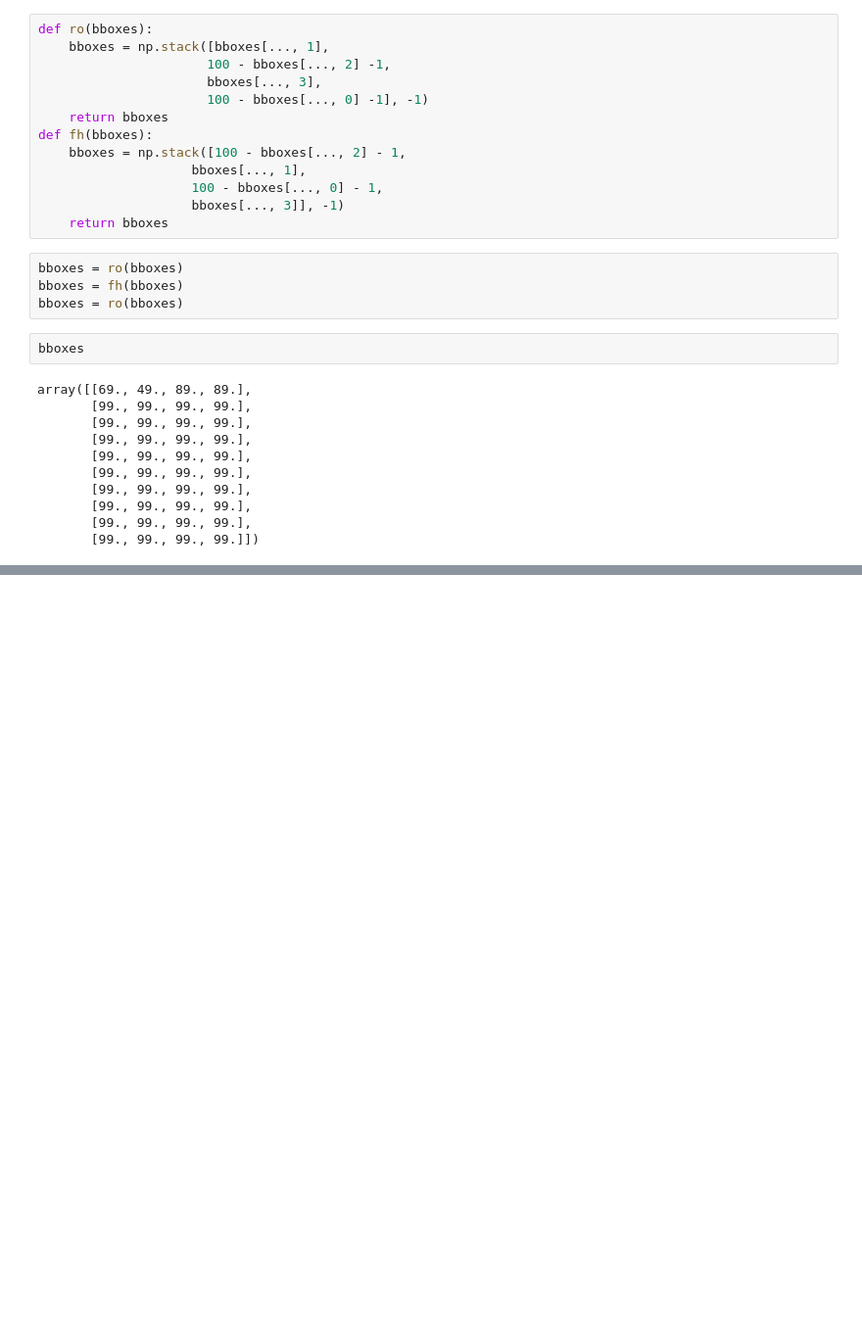
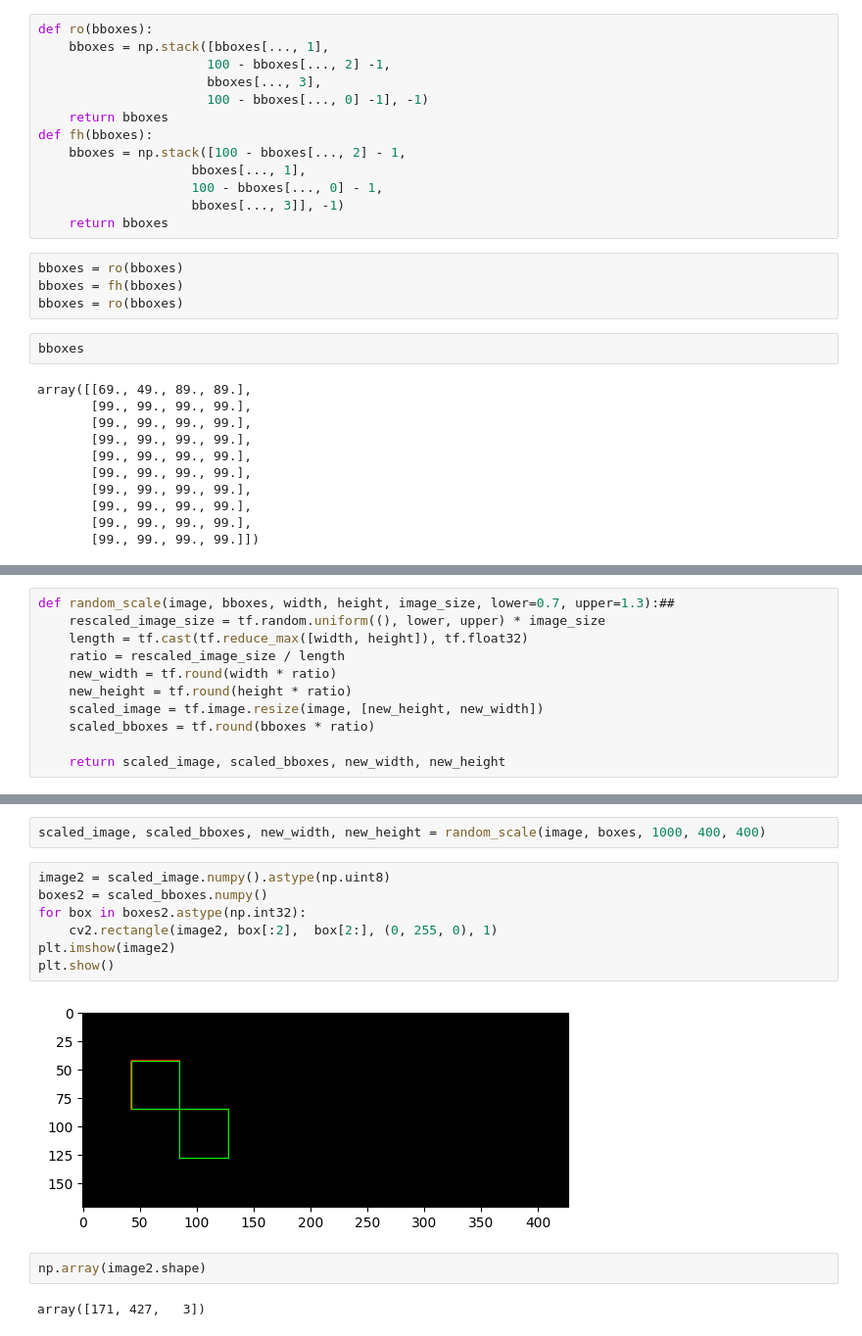
Before and after one commit to kongbuhaja/YOLO_v4, a Jupyter notebook: test_home.ipynb, the cells around one changed output, grey strips where cells are left out. Shown at 98% size. Drawn from its saved outputs; the diff is of its cells as text; blank space fills up the shorter version.

```diff
--- a/test_home.ipynb
+++ b/test_home.ipynb
@@ -425,0 +435,11 @@ array([[69., 49., 89., 89.],
+# %%
+def random_scale(image, bboxes, width, height, image_size, lower=0.7, upper=1.3):##
+    rescaled_image_size = tf.random.uniform((), lower, upper) * image_size
+    length = tf.cast(tf.reduce_max([width, height]), tf.float32)
+    ratio = rescaled_image_size / length
+    new_width = tf.round(width * ratio)
+    new_height = tf.round(height * ratio)
+    scaled_image = tf.image.resize(image, [new_height, new_width])
+    scaled_bboxes = tf.round(bboxes * ratio)
+
+    return scaled_image, scaled_bboxes, new_width, new_height
@@ -425,0 +455,15 @@ array([[69., 49., 89., 89.],
+# %%
+scaled_image, scaled_bboxes, new_width, new_height = random_scale(image, boxes, 1000, 400, 400)
+# %%
+image2 = scaled_image.numpy().astype(np.uint8)
+boxes2 = scaled_bboxes.numpy()
+for box in boxes2.astype(np.int32):
+    cv2.rectangle(image2, box[:2],  box[2:], (0, 255, 0), 1)
+plt.imshow(image2)
+plt.show()
+# %% [output]
+[figure, added]
+# %%
+np.array(image2.shape)
+# %% [output]
+array([171, 427,   3])
```
Also changed, not shown: parts of 8 cells of this notebook, 8 other files.
